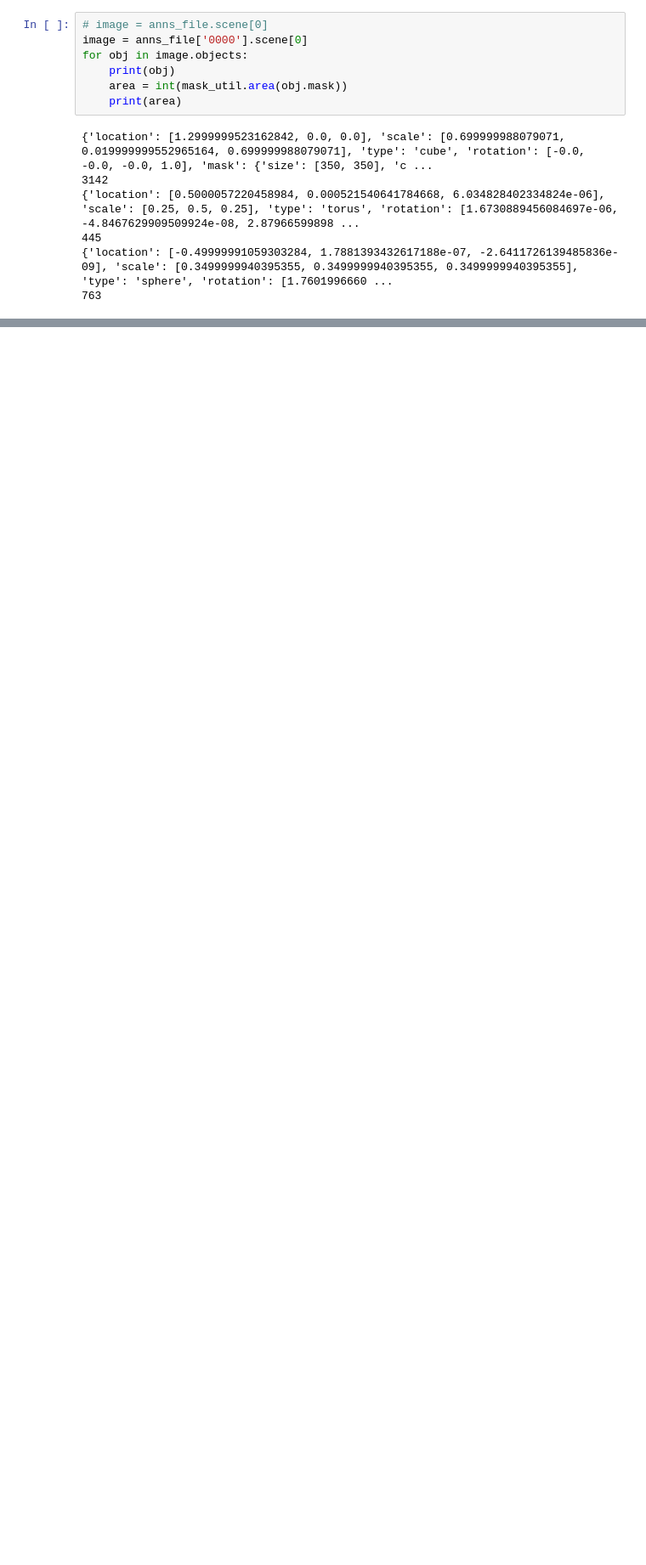
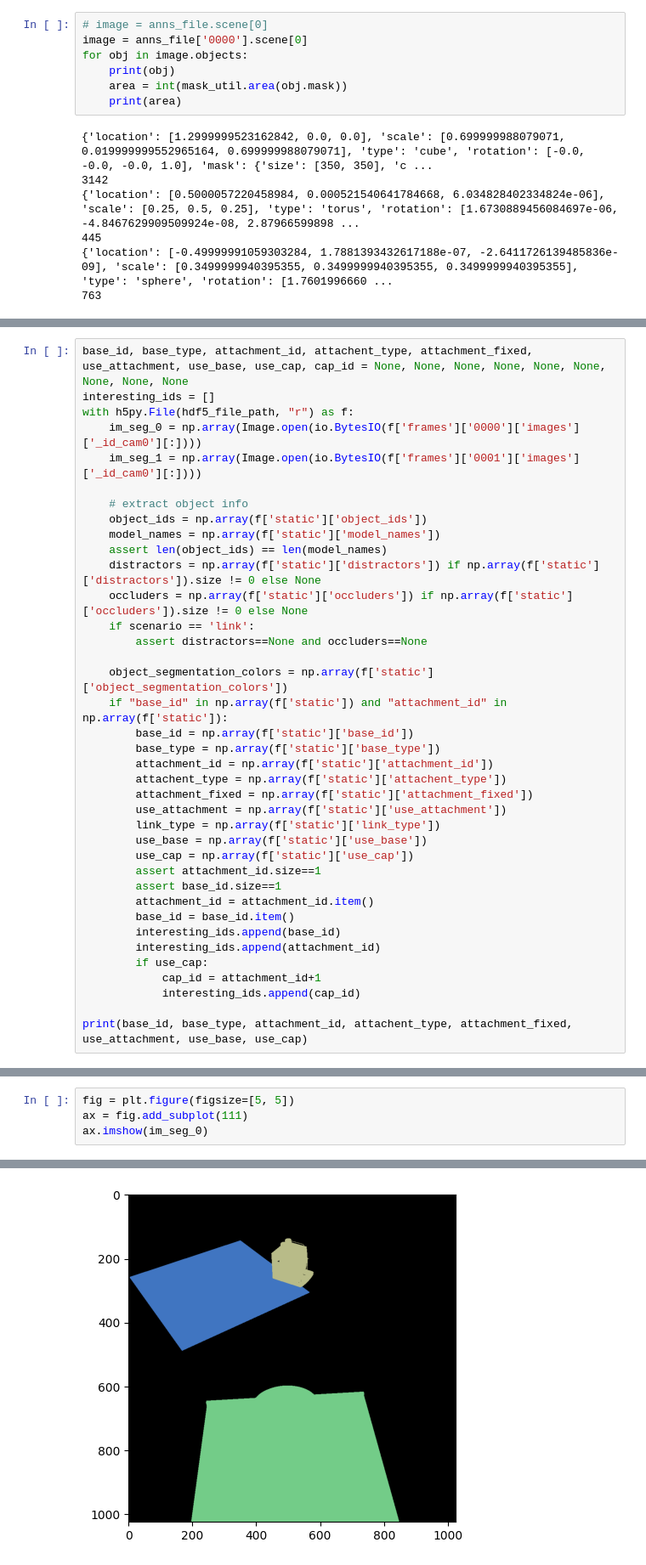
Before and after one commit to HaoliangWang/ADEPT-Model, a Jupyter notebook: dataset/makers/test.ipynb, the cells around one changed output, grey strips where cells are left out. Shown at 85% size. Drawn from its saved outputs; the diff is of its cells as text; blank space fills up the shorter version.

```diff
--- a/dataset/makers/test.ipynb
+++ b/dataset/makers/test.ipynb
@@ -443,0 +474,38 @@ for scenario in scenarios:
+# %%
+base_id, base_type, attachment_id, attachent_type, attachment_fixed, use_attachment, use_base, use_cap, cap_id = None, None, None, None, None, None, None, None, None
+interesting_ids = []
+with h5py.File(hdf5_file_path, "r") as f:
+    im_seg_0 = np.array(Image.open(io.BytesIO(f['frames']['0000']['images']['_id_cam0'][:])))
+    im_seg_1 = np.array(Image.open(io.BytesIO(f['frames']['0001']['images']['_id_cam0'][:])))
+
+    # extract object info
+    object_ids = np.array(f['static']['object_ids'])
+    model_names = np.array(f['static']['model_names'])
+    assert len(object_ids) == len(model_names)
+    distractors = np.array(f['static']['distractors']) if np.array(f['static']['distractors']).size != 0 else None
+    occluders = np.array(f['static']['occluders']) if np.array(f['static']['occluders']).size != 0 else None
+    if scenario == 'link':
+        assert distractors==None and occluders==None
+
+    object_segmentation_colors = np.array(f['static']['object_segmentation_colors'])
+    if "base_id" in np.array(f['static']) and "attachment_id" in np.array(f['static']):
+        base_id = np.array(f['static']['base_id'])
+        base_type = np.array(f['static']['base_type'])
+        attachment_id = np.array(f['static']['attachment_id'])
+        attachent_type = np.array(f['static']['attachent_type'])
+        attachment_fixed = np.array(f['static']['attachment_fixed'])
+        use_attachment = np.array(f['static']['use_attachment'])
+        link_type = np.array(f['static']['link_type'])
+        use_base = np.array(f['static']['use_base'])
+        use_cap = np.array(f['static']['use_cap'])
+        assert attachment_id.size==1
+        assert base_id.size==1
+        attachment_id = attachment_id.item()
+        base_id = base_id.item()
+        interesting_ids.append(base_id)
+        interesting_ids.append(attachment_id)
+        if use_cap:
+            cap_id = attachment_id+1
+            interesting_ids.append(cap_id)
+
+print(base_id, base_type, attachment_id, attachent_type, attachment_fixed, use_attachment, use_base, use_cap)
@@ -443,0 +522,5 @@ for scenario in scenarios:
+# %%
+fig = plt.figure(figsize=[5, 5])
+ax = fig.add_subplot(111)
+ax.imshow(im_seg_0)
+# %% [output]
@@ -443,0 +528 @@ for scenario in scenarios:
+[figure, added]
```
Also changed, not shown: parts of 13 cells of this notebook, 3 other files.
